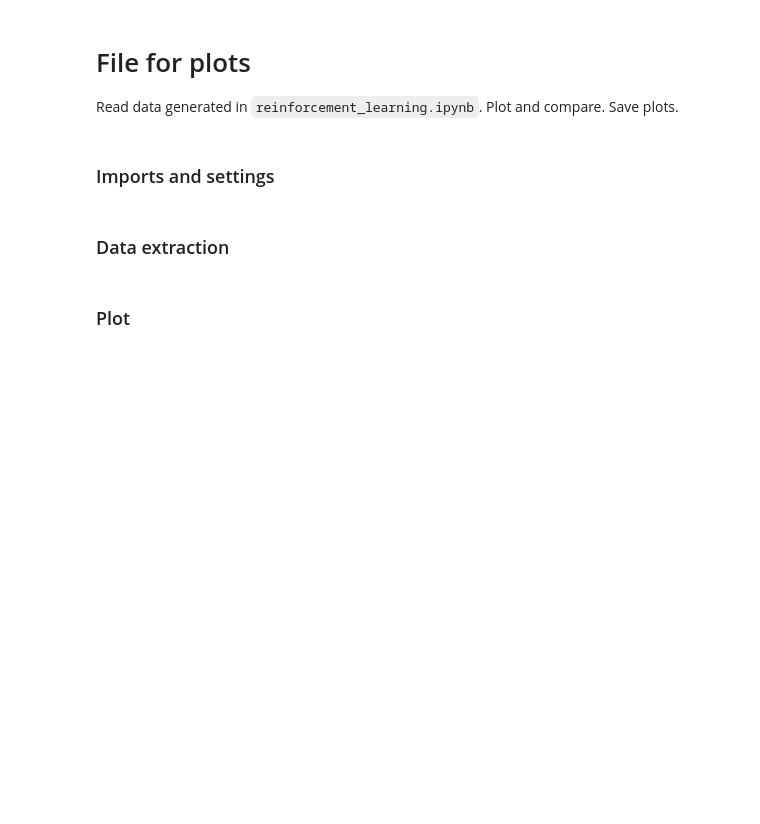
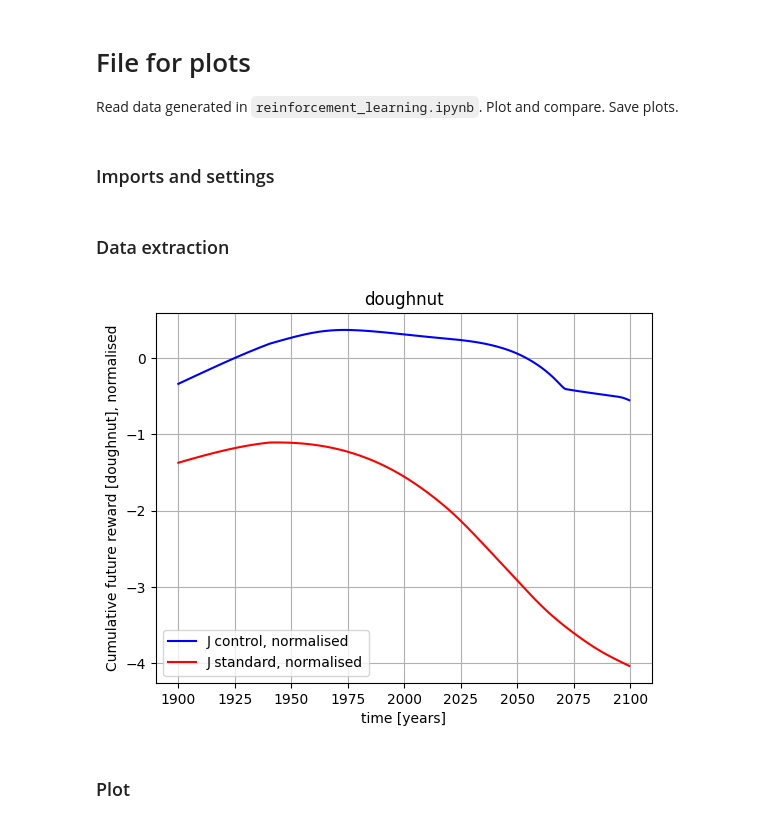
Before and after one commit to orsvik/PyWorld3-03-control, a Jupyter notebook: plotter.ipynb, the cells around one changed output. Drawn from its saved outputs; the diff is of its cells as text; code cells hidden in the pictures; blank space fills up the shorter version.

```diff
--- a/plotter.ipynb
+++ b/plotter.ipynb
@@ -117,7 +117,7 @@ def rebuild_world(start_year, end_year, noise_status, seed=-1, ctrl_names=[], ct
 
     loop0(world)
 
-    for k in tqdm(range(1, world.n)):
+    for k in range(1, world.n):
         for control_name in ctrl_names:
             value = ctrl_vals[control_name][k]
             set_control_to_constant(control_name, value, world)
@@ -193,22 +193,24 @@ def main_data_extraction():
 # %%
 # test
 
-reward_dict_of_dicts, worlds, control_values = setup_all_dictionaries(ctrlworld_ids=["DCFSN"])
+CTRLWORLD_IDS = [CTRLWORLD_ID]
+reward_dict_of_dicts, worlds, control_values = setup_all_dictionaries(ctrlworld_ids=CTRLWORLD_IDS)
 world_reference, time = extract_and_add_from(reward_dict_of_dicts, worlds, control_values, ctrlworld_id=None)
+for ctrlworld_id in CTRLWORLD_IDS:
+    _, _ = extract_and_add_from(reward_dict_of_dicts, worlds, control_values, ctrlworld_id=ctrlworld_id)
 
 start = 0
 end = -1
 
-plt.plot(time[start:end], J_control[start:end], 'b', label="J control")
-plt.plot(time[start:end], J_standard[start:end], 'r', label="J standard")
-plt.plot(time[start:end], nn_control[start:end], 'b', label="nn on control", linestyle='--')
-#plt.plot(time[start:end], standard_on_control[start:end], 'g', label="standard run from control state", linestyle='-')
-plt.plot(time[start:end], nn_standard[start:end], 'r', label="nn on standard", linestyle='--')
+plt.plot(time[start:end], reward_dict_of_dicts["Jnorm"][CTRLWORLD_ID][start:end], 'b', label="J control, normalised")
+plt.plot(time[start:end], reward_dict_of_dicts["Jnorm"]["std"][start:end], 'r', label="J standard, normalised")
 plt.xlabel("time [years]")
-plt.ylabel(f"Cumulative future reward [{reward_name}]")
-plt.title(f"{reward_name}")
+plt.ylabel(f"Cumulative future reward [{REWARD_NAME}], normalised")
+plt.title(f"{REWARD_NAME}")
 plt.legend()
 plt.grid()
 plt.show()
+# %% [output]
+[figure, added]
 # %% [markdown]
 ### Plot
```
Also changed, not shown: parts of 1 cell of this notebook.
